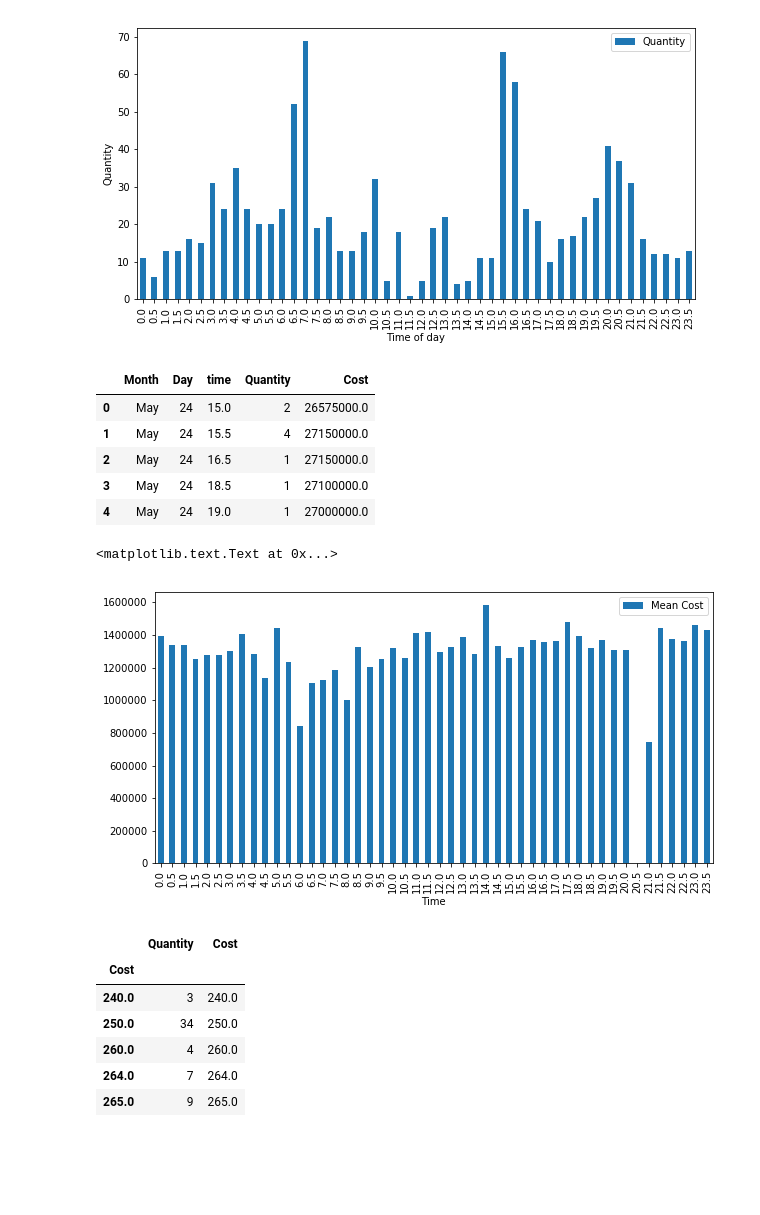
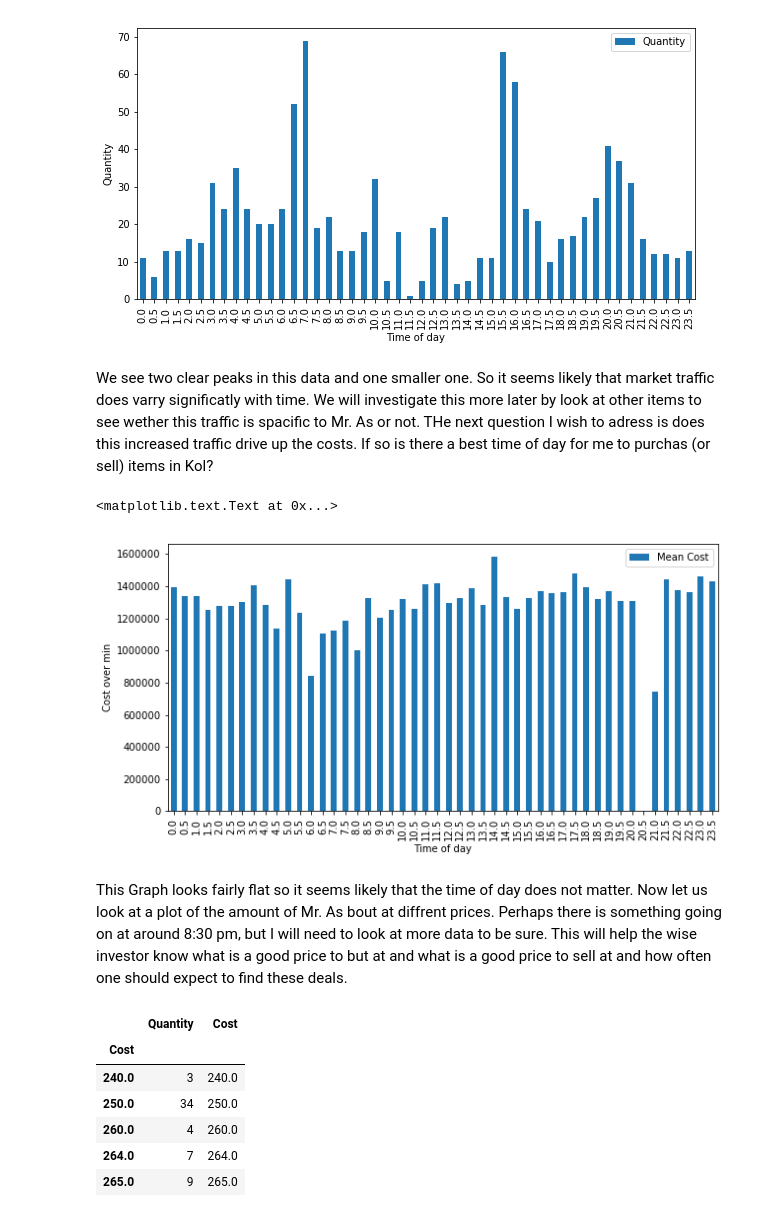
Before and after one commit to AdamJacoby/Kol_Market_Data, a Jupyter notebook: Kol_Data.ipynb, the cells around one changed output. Saved outputs shown, nothing was run; the diff lists cells and outputs as text; code cells hidden in the pictures; blank space fills up the shorter version.

```diff
--- a/Kol_Data.ipynb
+++ b/Kol_Data.ipynb
@@ -31,15 +58,8 @@ Volumn_Plot.set_xlabel('Time of day')
 # %% [output]
 <matplotlib.text.Text at 0x...>
 [figure]
-# %%
-Mr_A_Data.head(5)
-# %% [output]
-|  | Month | Day | time | Quantity | Cost |
-| 0 | May | 24 | 15.0 | 2 | 26575000.0 |
-| 1 | May | 24 | 15.5 | 4 | 27150000.0 |
-| 2 | May | 24 | 16.5 | 1 | 27150000.0 |
-| 3 | May | 24 | 18.5 | 1 | 27100000.0 |
-| 4 | May | 24 | 19.0 | 1 | 27000000.0 |
+# %% [markdown]
+We see two clear peaks in this data and one smaller one. So it seems likely that market traffic does varry significatly with time. We will investigate this more later by look at other items to see wether this traffic is spacific to Mr. As or not. THe next question I wish to adress is does this increased traffic drive up the costs. If so is there a best time of day for me to purchas (or sell) items in Kol?
 # %%
 Price_Data = Mr_A_Data.iloc[:,2:]
 # %%
@@ -52,11 +72,13 @@ Price_Data=Price_Data.iloc[:,2:]
 Price_Data['Mean Cost']=Price_Data['Mean Cost']-min(Price_Data['Mean Cost'])
 # %%
 Price_Plot = Price_Data.plot(x='Time',y='Mean Cost',kind='bar',figsize=(10,5))
-Volumn_Plot.set_ylabel('Cost over min')
-Volumn_Plot.set_xlabel('Time of day')
+Price_Plot.set_ylabel('Cost over min')
+Price_Plot.set_xlabel('Time of day')
 # %% [output]
 <matplotlib.text.Text at 0x...>
-[figure, old version]
+[figure, new version]
+# %% [markdown]
+This Graph looks fairly flat so it seems likely that the time of day does not matter. Now let us look at a plot of the amount of Mr. As bout at diffrent prices. Perhaps there is something going on at around 8:30 pm, but I will need to look at more data to be sure. This will help the wise investor know what is a good price to but at and what is a good price to sell at and how often one should expect to find these deals.
 # %%
 Price_Freq = Mr_A_Data.iloc[:,3:]
 Price_Freq['Cost']=Price_Freq['Cost'].apply(lambda x: math.floor(x/100000))
```
Also changed, not shown: parts of 42 cells of this notebook, 2 other files.
